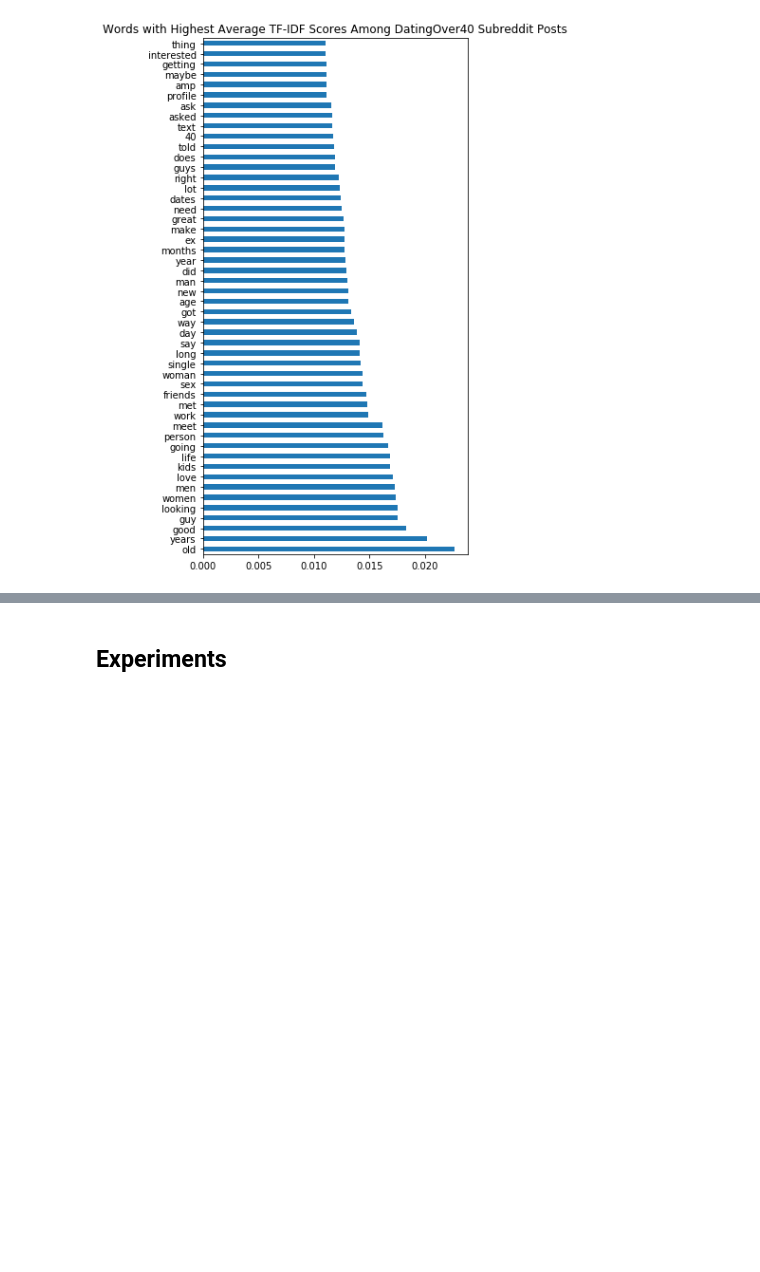
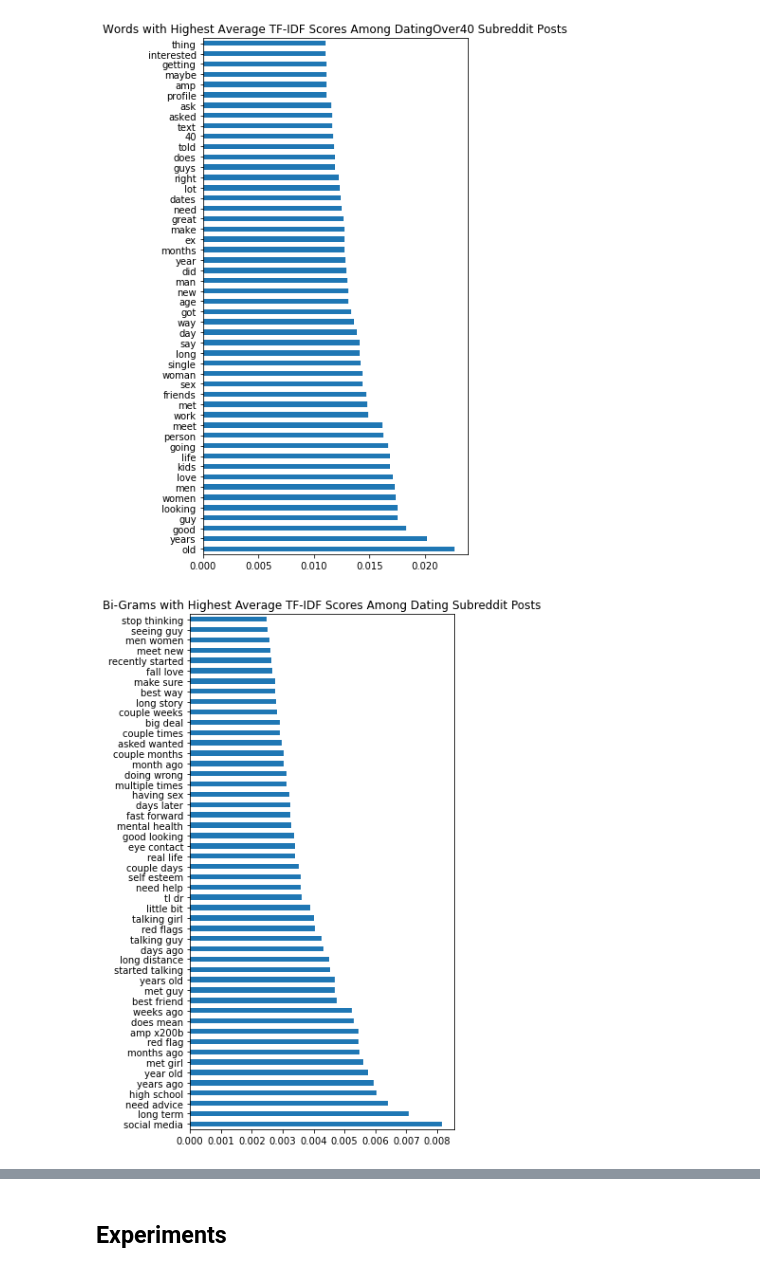
Before and after one commit to matthewlee44/reddit_subreddit_classification, a Jupyter notebook: Untitled1.ipynb, the cells around one changed output, grey strips where cells are left out. Cells and saved outputs as stored; diff of their text form; code cells hidden in the pictures; blank space fills up the shorter version.

Commit message:
work done to prepare for modeling

```diff
--- a/Untitled1.ipynb
+++ b/Untitled1.ipynb
@@ -28,8 +29,13 @@ pd.options.display.max_colwidth = 200
 # Function to collect all csvs for a subreddit and return a dataframe
 
 def subreddit_to_df(subreddit):
+
     # Get file names in data folder for subreddit
-    subreddit_files = [file for file in os.listdir("./data") if file.split("-")[0] == subreddit]
+    subreddit_files = []
+    for file in os.listdir("./data"):
+        split_filename = file.split("-")
+        if split_filename[0] == subreddit and split_filename[1] != "full":
+            subreddit_files.append(file)
 
     # Read csvs into dataframes then concatenate each of them
     df = pd.concat([pd.read_csv(f'./data/{file}') for file in subreddit_files]).drop(columns="Unnamed: 0")
@@ -197,3 +203,19 @@ plt.title("Words with Highest Average TF-IDF Scores Among DatingOver40 Subreddit
 model_df_vec_target1.drop(columns=["||__target__||"]).mean().sort_values(ascending=False).head(50).plot(kind="barh");
 # %% [output]
 [figure]
+# %%
+vec_params = {
+    "vec_type": "tfid",
+    "stop_words": new_stop_words,
+    "max_features": 5000,
+    "ngram_range": (2,2),
+}
+
+model_df_vec_target0 = add_vectorized_to_df(model_df_eda[model_df_eda['||__target__||'] == 0], "alltext", vec_params)
+model_df_vec_target1 = add_vectorized_to_df(model_df_eda[model_df_eda['||__target__||'] == 1], "alltext", vec_params)
+# %%
+plt.figure(figsize=(5,10))
+plt.title("Bi-Grams with Highest Average TF-IDF Scores Among Dating Subreddit Posts")
+model_df_vec_target0.drop(columns=["||__target__||"]).mean().sort_values(ascending=False).head(50).plot(kind="barh");
+# %% [output]
+[figure, added]
```
Also changed, not shown: parts of 36 cells of this notebook, 11 other files.
